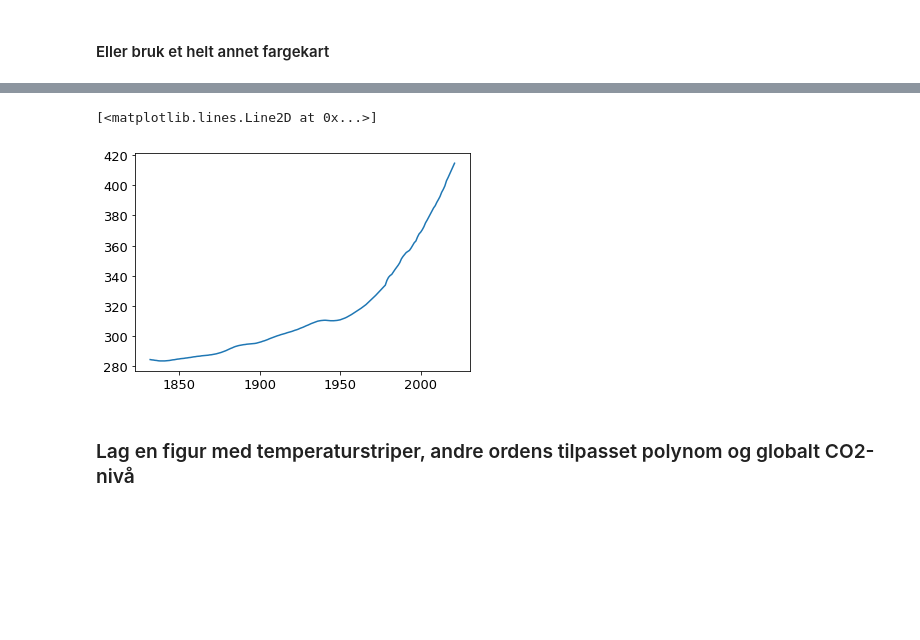
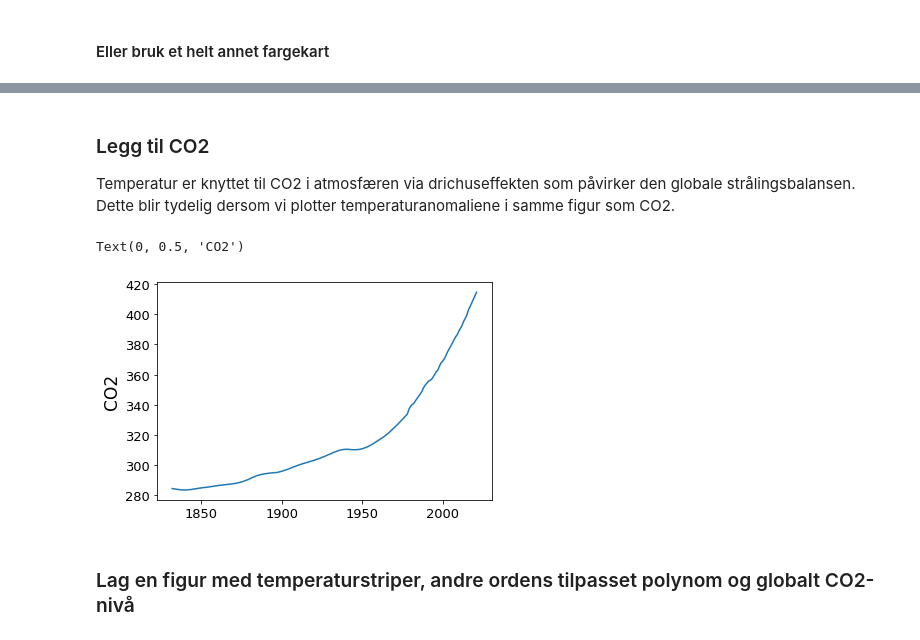
Before and after one commit to irendundas/EkteData, a Jupyter notebook: Workinprogress/Osteroy_vgs.ipynb, the cells around one changed output, grey strips where cells are left out. Saved outputs shown, nothing was run; the diff lists cells and outputs as text; code cells hidden in the pictures; blank space fills up the shorter version.

```diff
--- a/Workinprogress/Osteroy_vgs.ipynb
+++ b/Workinprogress/Osteroy_vgs.ipynb
@@ -17,7 +17,7 @@ from matplotlib import cm
 from matplotlib.colors import ListedColormap
 # %%
 SMALL_SIZE = 13
-MEDIUM_SIZE = 20
+MEDIUM_SIZE = 17
 BIGGER_SIZE = 14
 
 plt.rc('font', size=SMALL_SIZE)          # controls default text sizes
@@ -310,3 +337,7 @@ plt.ylim(-2, 2.4)
+# %% [markdown]
+### Legg til CO2
+
+Temperatur er knyttet til CO2 i atmosfæren via drichuseffekten som påvirker den globale strålingsbalansen. Dette blir tydelig dersom vi plotter temperaturanomaliene i samme figur som CO2.
 # %%
 # Last inn datasettet over CO2 fra iskjerner tatt i Antarktis (1832-1978)
 fil='/law_co2.txt'
@@ -340,10 +371,11 @@ df = pd.read_csv(
 tidco2=np.append(tidco2, np.copy(df.iloc[:,0]))
 co2=np.append(co2, np.copy(df.iloc[:,1]))
 # %%
-plt.plot(tidCO2, CO2)
+plt.plot(tidco2, co2)
+plt.ylabel('CO2')
 # %% [output]
-[<matplotlib.lines.Line2D at 0x...>]
+Text(0, 0.5, 'CO2')
-[figure, old version]
+[figure, new version]
 # %% [markdown]
 ### Lag en figur med temperaturstriper, andre ordens tilpasset polynom og globalt CO2-nivå
 # %%
```
Also changed, not shown: parts of 31 cells of this notebook.
